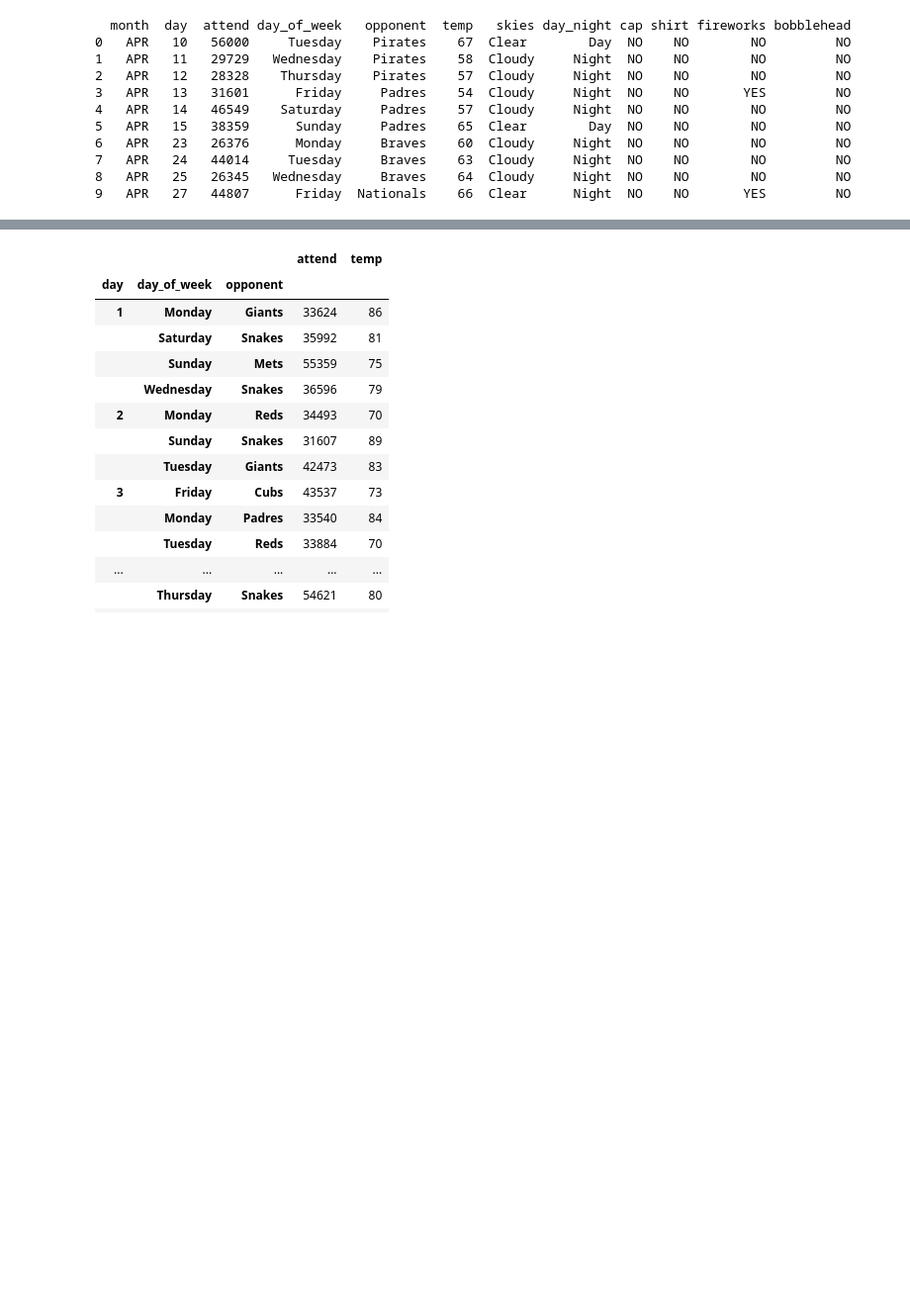
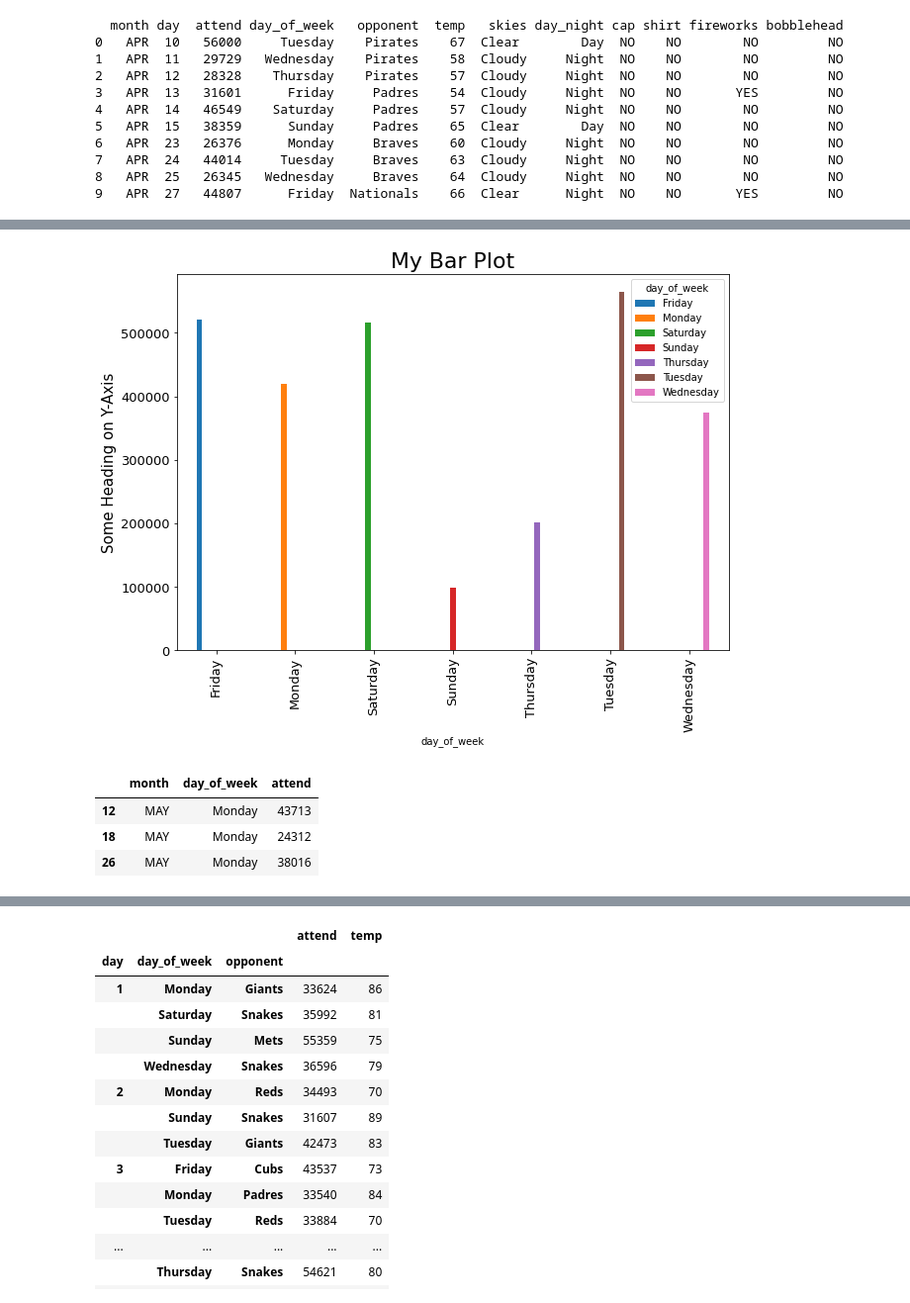
Before and after one commit to samantoz/bu_dsc, a Jupyter notebook: notebooks/DSC630/assign3.2.ipynb, the cells around one changed output, grey strips where cells are left out. Shown at 99% size. Saved outputs shown, nothing was run; the diff lists cells and outputs as text; code cells hidden in the pictures; blank space fills up the shorter version.

```diff
--- a/notebooks/DSC630/assign3.2.ipynb
+++ b/notebooks/DSC630/assign3.2.ipynb
@@ -81,0 +143,27 @@ freq      18          13        9      62        66  79    78        67
+# %%
+# The below dataframe shows attendance of spectators for Mondays of May only
+day = data_nite[['day_of_week','attend']]
+
+day_pivot = pd.pivot_table(
+    day,
+    values="attend",
+    index = "day_of_week",
+    columns="day_of_week",
+    aggfunc=sum
+    )
+
+ax = day_pivot.plot(kind='bar', figsize=(10,7), fontsize=13);
+ax.set_alpha(0.8)
+ax.set_title("My Bar Plot", fontsize=22)
+ax.set_ylabel("Some Heading on Y-Axis", fontsize=15);
+plt.show()
+# %% [output]
+[figure, added]
+# %%
+# The below dataframe shows attendance of spectators for Mondays of May only
+dodgers_df.loc[(dodgers_df['day_of_week'] == 'Monday') & (dodgers_df['month'] == 'MAY'),['month','day_of_week','attend']]
+# %% [output]
+|  | month | day_of_week | attend |
+| 12 | MAY | Monday | 43713 |
+| 18 | MAY | Monday | 24312 |
+| 26 | MAY | Monday | 38016 |
```
Also changed, not shown: parts of 17 cells of this notebook, 1 other file.
